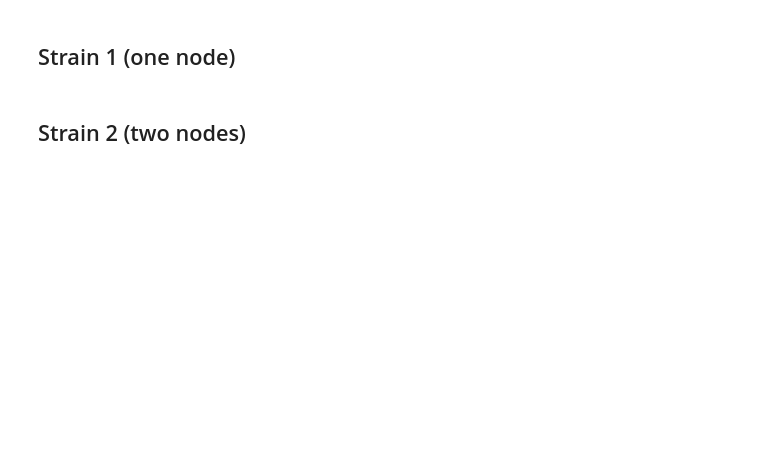
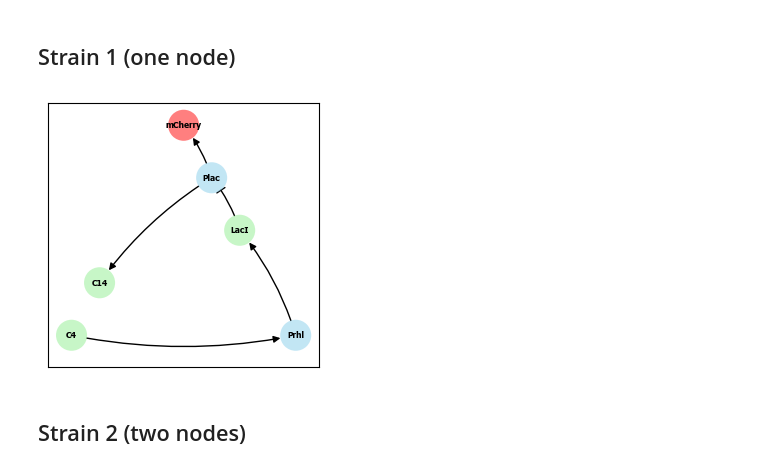
Before and after one commit to RudgeLab/LOICA, a Jupyter notebook: notebooks/repressilators/two_strain.ipynb, the cells around one changed output. Drawn from its saved outputs; the diff is of its cells as text; code cells hidden in the pictures; blank space fills up the shorter version.

```diff
--- a/notebooks/repressilators/two_strain.ipynb
+++ b/notebooks/repressilators/two_strain.ipynb
@@ -52,7 +55,9 @@ gn1.add_operator([c4_laci, laci_not_c14])
 # gn1.add_operator([c4_laci, laci_not_cini, cini_c14])
 # %%
 plt.figure(figsize=(3.5,3.5), dpi=100)
-gn1.draw()
+gn1.draw(pos=nx.planar_layout)
+# %% [output]
+[figure, added]
 # %% [markdown]
 ## Strain 2 (two nodes)
 # %%
```
Also changed, not shown: parts of 2 cells of this notebook.
